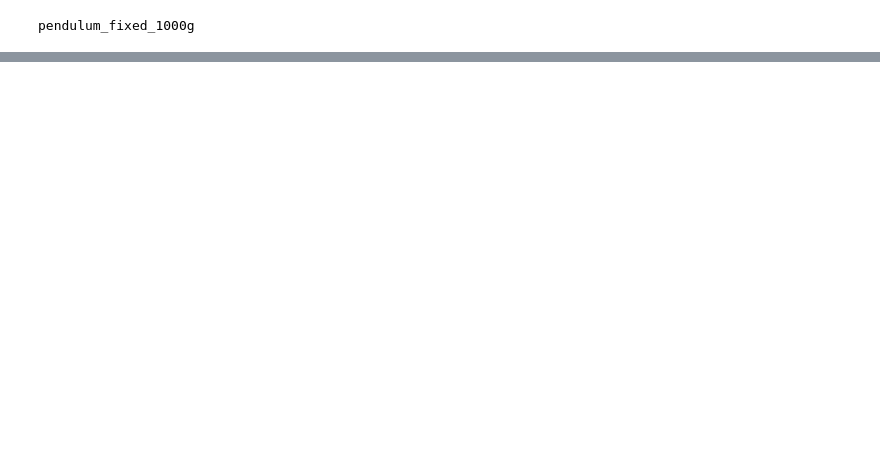
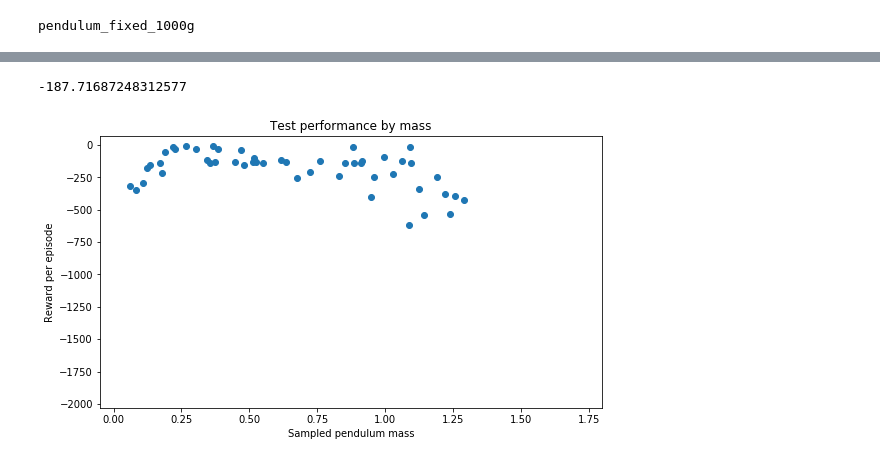
Before and after one commit to DarthPumpkin/generative-parametrizations, a Jupyter notebook: experiments/python/notebooks/analysis.ipynb, the cells around one changed output, grey strips where cells are left out. Drawn from its saved outputs; the diff is of its cells as text; code cells hidden in the pictures; blank space fills up the shorter version.

Commit message:
Update experiments notebook with initial test results of methods w/ MPC

```diff
--- a/experiments/python/notebooks/analysis.ipynb
+++ b/experiments/python/notebooks/analysis.ipynb
@@ -320,0 +325,20 @@ pendulum_fixed_1000g
+# %%
+test_results_dir = '../../out/test_results/'
+
+def plot_from_csv(csv_name):
+
+    df = pd.read_csv(f'{test_results_dir}/{csv_name}')
+    masses = df.sampled_mass
+    rewards = df.rewards
+
+    print(rewards.mean())
+
+    plt.figure(figsize=(9,5))
+    plt.ylim(-2030, 70)
+    plt.xlim(-0.05, 1.80)
+    plt.ylabel('Reward per episode')
+    plt.xlabel('Sampled pendulum mass')
+    plt.title('Test performance by mass')
+
+    plt.scatter(masses, rewards)
+    plt.show()
@@ -320,0 +350,5 @@ pendulum_fixed_1000g
+# %%
+plot_from_csv('mpc-mdn-blind.csv')
+# %% [output]
+-187.71687248312577
+[figure, added]
```
Also changed, not shown: parts of 4 cells of this notebook.
